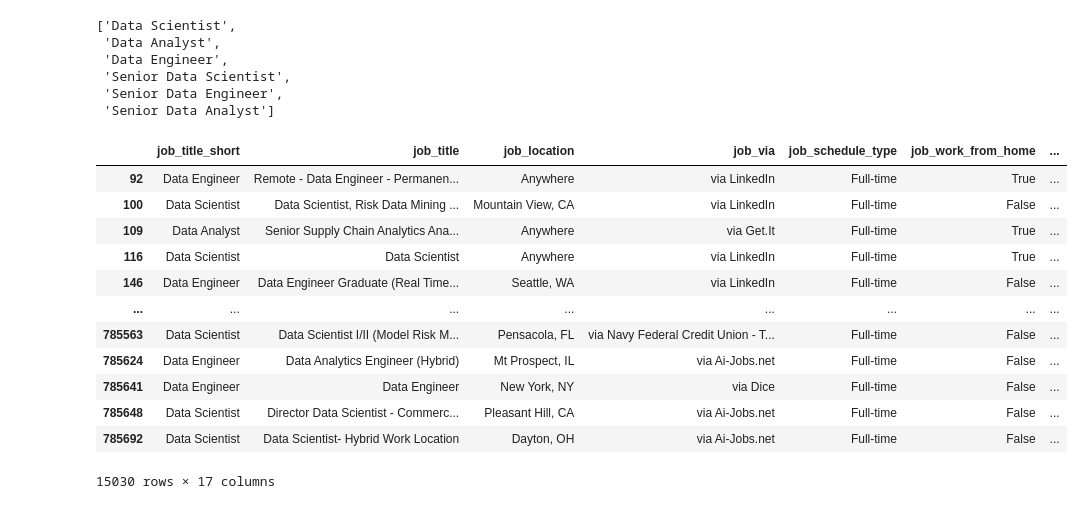
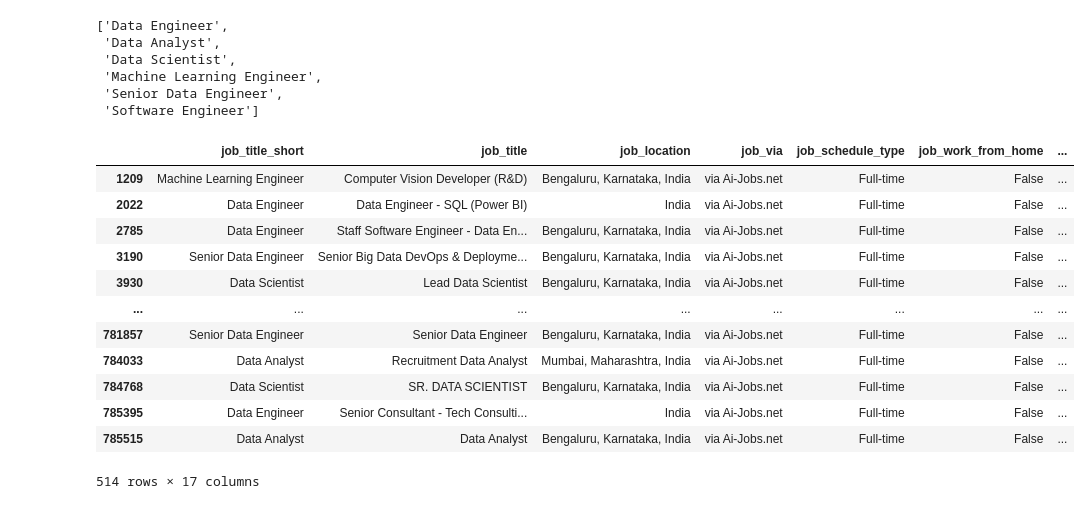
Before and after one commit to Gnikhil677/python-advanced, a Jupyter notebook: project/Salary_for_datajobs.ipynb, the cells around one changed output. Drawn from its saved outputs; the diff is of its cells as text; code cells hidden in the pictures.

```diff
--- a/project/Salary_for_datajobs.ipynb
+++ b/project/Salary_for_datajobs.ipynb
@@ -18,34 +15,34 @@ Found the latest cached dataset configuration 'default' at C:\Users\gnikh\.cache
 # %%
-df_us = df[df['job_country']=='United States'].dropna(subset='salary_year_avg').copy()
+df_in = df[df['job_country']=='India'].dropna(subset='salary_year_avg').copy()
 
-data = df_us['job_title_short'].value_counts().index[:6].tolist()
+data = df_in['job_title_short'].value_counts().index[:6].tolist()
 
 data
 # %% [output]
-['Data Scientist',
+['Data Engineer',
  'Data Analyst',
- 'Data Engineer',
- 'Senior Data Scientist',
+ 'Data Scientist',
+ 'Machine Learning Engineer',
  'Senior Data Engineer',
- 'Senior Data Analyst']
+ 'Software Engineer']
 # %%
-top6df = df_us[df_us['job_title_short'].isin(data)]
+top6df = df_in[df_in['job_title_short'].isin(data)]
 
 top6df
 # %% [output]
 |  | job_title_short | job_title | job_location | job_via | job_schedule_type | job_work_from_home | ... |
-| 92 | Data Engineer | Remote - Data Engineer - Permanen... | Anywhere | via LinkedIn | Full-time | True | ... |
-| 100 | Data Scientist | Data Scientist, Risk Data Mining ... | Mountain View, CA | via LinkedIn | Full-time | False | ... |
-| 109 | Data Analyst | Senior Supply Chain Analytics Ana... | Anywhere | via Get.It | Full-time | True | ... |
-| 116 | Data Scientist | Data Scientist | Anywhere | via LinkedIn | Full-time | True | ... |
-| 146 | Data Engineer | Data Engineer Graduate (Real Time... | Seattle, WA | via LinkedIn | Full-time | False | ... |
+| 1209 | Machine Learning Engineer | Computer Vision Developer (R&D) | Bengaluru, Karnataka, India | via Ai-Jobs.net | Full-time | False | ... |
+| 2022 | Data Engineer | Data Engineer - SQL (Power BI) | India | via Ai-Jobs.net | Full-time | False | ... |
+| 2785 | Data Engineer | Staff Software Engineer - Data En... | Bengaluru, Karnataka, India | via Ai-Jobs.net | Full-time | False | ... |
+| 3190 | Senior Data Engineer | Senior Big Data DevOps & Deployme... | Bengaluru, Karnataka, India | via Ai-Jobs.net | Full-time | False | ... |
+| 3930 | Data Scientist | Lead Data Scientist | Bengaluru, Karnataka, India | via Ai-Jobs.net | Full-time | False | ... |
 | ... | ... | ... | ... | ... | ... | ... | ... |
-| 785563 | Data Scientist | Data Scientist I/II (Model Risk M... | Pensacola, FL | via Navy Federal Credit Union - T... | Full-time | False | ... |
-| 785624 | Data Engineer | Data Analytics Engineer (Hybrid) | Mt Prospect, IL | via Ai-Jobs.net | Full-time | False | ... |
-| 785641 | Data Engineer | Data Engineer | New York, NY | via Dice | Full-time | False | ... |
-| 785648 | Data Scientist | Director Data Scientist - Commerc... | Pleasant Hill, CA | via Ai-Jobs.net | Full-time | False | ... |
-| 785692 | Data Scientist | Data Scientist- Hybrid Work Location | Dayton, OH | via Ai-Jobs.net | Full-time | False | ... |
+| 781857 | Senior Data Engineer | Senior Data Engineer | Bengaluru, Karnataka, India | via Ai-Jobs.net | Full-time | False | ... |
+| 784033 | Data Analyst | Recruitment Data Analyst | Mumbai, Maharashtra, India | via Ai-Jobs.net | Full-time | False | ... |
+| 784768 | Data Scientist | SR. DATA SCIENTIST | Bengaluru, Karnataka, India | via Ai-Jobs.net | Full-time | False | ... |
+| 785395 | Data Engineer | Senior Consultant - Tech Consulti... | India | via Ai-Jobs.net | Full-time | False | ... |
+| 785515 | Data Analyst | Data Analyst | Bengaluru, Karnataka, India | via Ai-Jobs.net | Full-time | False | ... |
-15030 rows × 17 columns
+514 rows × 17 columns
 # %%
 import seaborn as sns
 # %%
```
Also changed, not shown: parts of 3 cells of this notebook, 1 other file.
